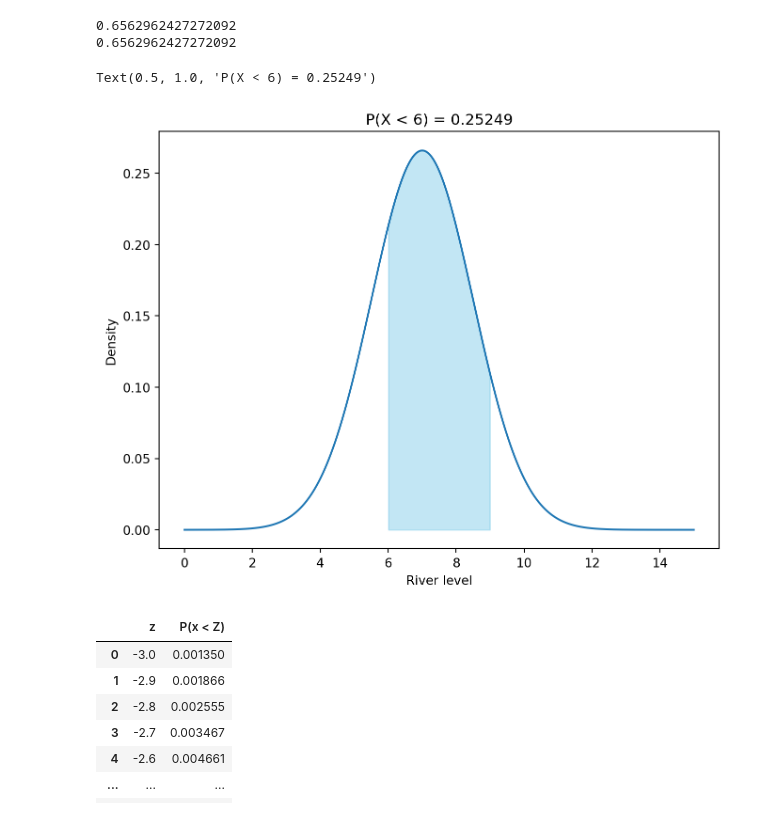
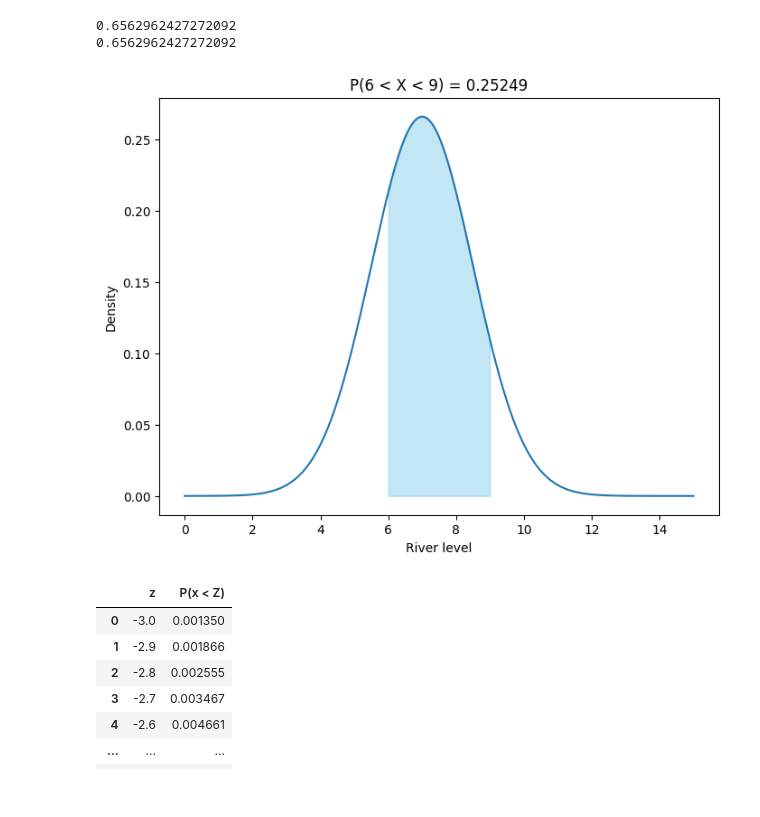
Before and after one commit to febse/stat2025, a Jupyter notebook: 11-Continuous-Distributions.ipynb, the cells around one changed output. Saved outputs shown, nothing was run; the diff lists cells and outputs as text; code cells hidden in the pictures.

```diff
--- a/11-Continuous-Distributions.ipynb
+++ b/11-Continuous-Distributions.ipynb
@@ -647,17 +473,17 @@ print(stats.norm.cdf((9 - 7) / 1.5) - stats.norm.cdf((6 - 7) / 1.5))
 # %%
 x = np.linspace(0, 15, 1000)
 
 y = stats.norm.pdf(x, loc=7, scale=1.5)
 
 plt.figure(figsize=(8, 6))
 plt.plot(x, y)
 plt.fill_between(x, y, where=(x > 6) & (x < 9), color='skyblue', alpha=0.5)
 plt.xlabel('River level')
 plt.ylabel('Density')
-plt.title('P(X < 6) = 0.25249')
+plt.title('P(6 < X < 9) = 0.25249')
+plt.show()
 # %% [output]
-Text(0.5, 1.0, 'P(X < 6) = 0.25249')
-[figure, old version]
+[figure, new version]
 # %%
 # Create a z-table for the
 
```
Also changed, not shown: parts of 18 cells of this notebook.
